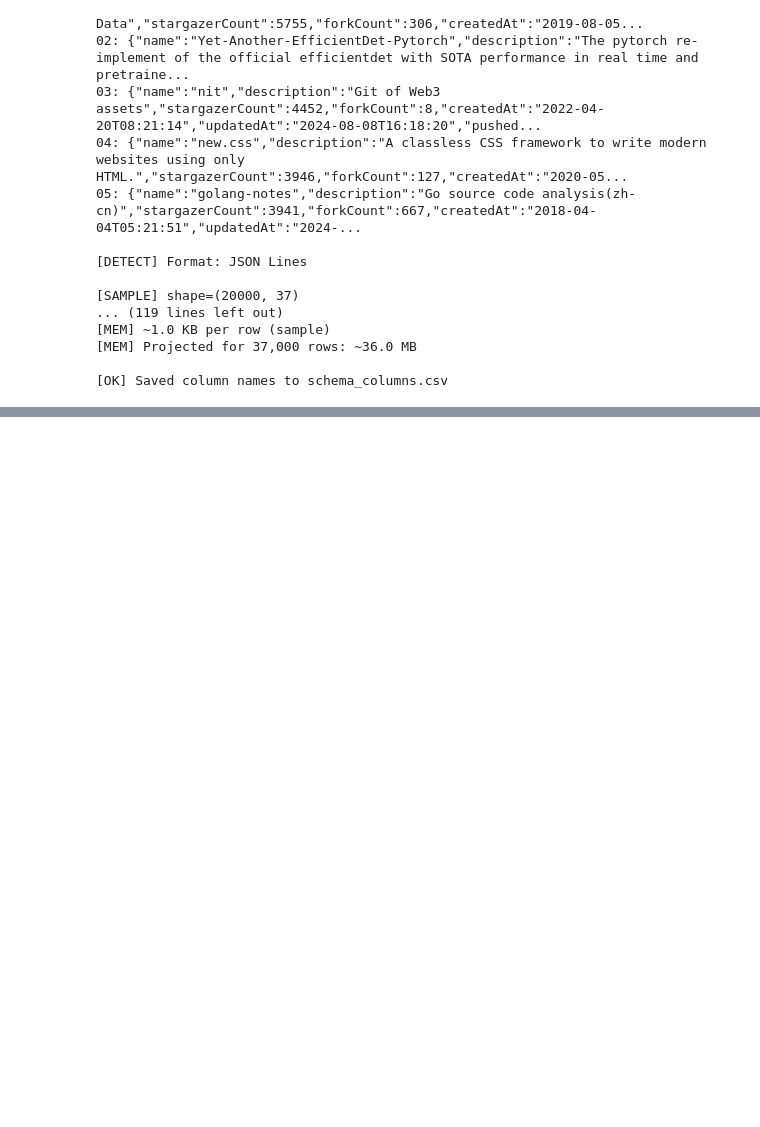
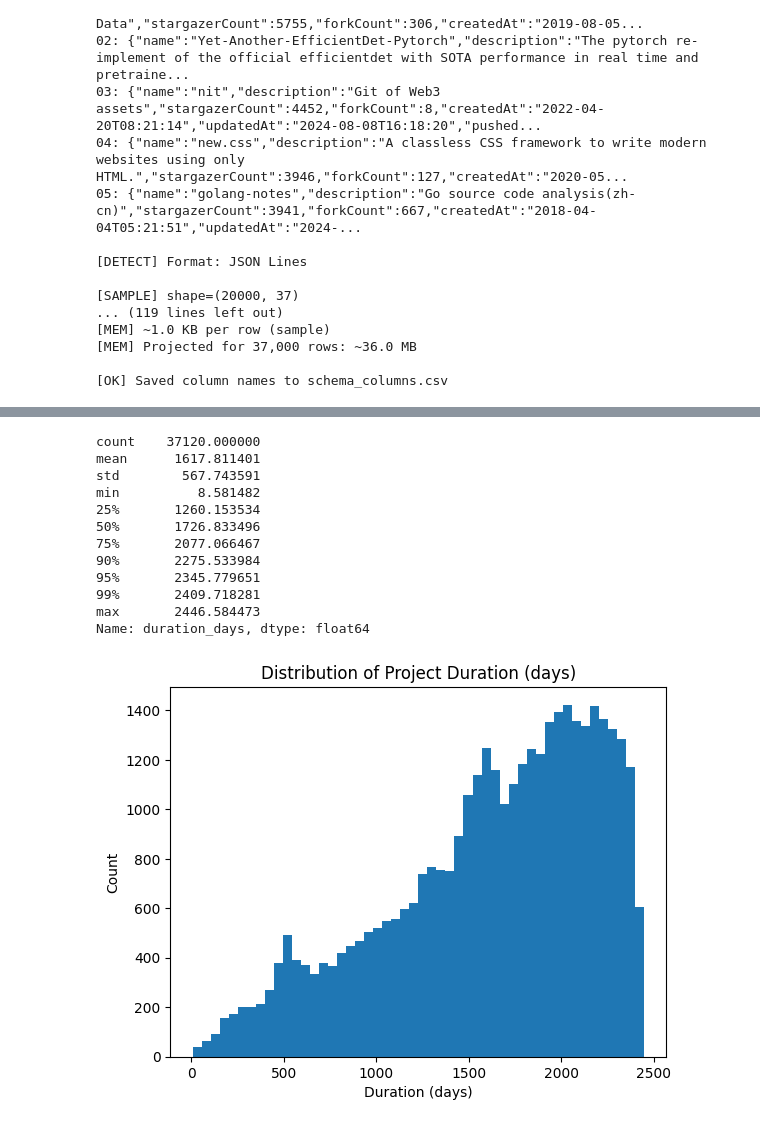
Before and after one commit to Shahbazi-Amir/SmartDevTime, a Jupyter notebook: side_project.ipynb, the cells around one changed output, grey strips where cells are left out. Drawn from its saved outputs; the diff is of its cells as text; code cells hidden in the pictures; blank space fills up the shorter version.

```diff
--- a/side_project.ipynb
+++ b/side_project.ipynb
@@ -116,0 +148,6 @@ print("\n[OK] Saved column names to schema_columns.csv")
+# %%
+# STEP 2.2 — Create lastActivityAt as row-wise max of updatedAt & pushedAt
+
+df['lastActivityAt'] = df[['updatedAt','pushedAt']].max(axis=1)
+
+print(df[['name','createdAt','pushedAt','updatedAt','lastActivityAt']].head())
@@ -116,0 +175,15 @@ print("\n[OK] Saved column names to schema_columns.csv")
+# %%
+# STEP 2.3 — Build duration_days (float, in days)
+import numpy as np
+
+df['duration_days'] = (df['lastActivityAt'] - df['createdAt']).dt.total_seconds() / (24*3600)
+
+# تبدیل به float32 برای صرفه‌جویی در حافظه
+df['duration_days'] = df['duration_days'].astype('float32')
+
+# مقدارهای منفی → NaN
+neg_count = (df['duration_days'] < 0).sum()
+df.loc[df['duration_days'] < 0, 'duration_days'] = np.nan
+
+print(f"[INFO] Negative durations fixed to NaN: {neg_count}")
+print(df[['name','createdAt','lastActivityAt','duration_days']].head())
@@ -116,0 +205,28 @@ print("\n[OK] Saved column names to schema_columns.csv")
+# %%
+# STEP 2.4 — Explore distribution of duration_days
+
+import matplotlib.pyplot as plt
+
+# خلاصه آماری
+print(df['duration_days'].describe(percentiles=[0.25,0.5,0.75,0.9,0.95,0.99]))
+
+# هیستوگرام ساده
+plt.hist(df['duration_days'].dropna(), bins=50)
+plt.xlabel("Duration (days)")
+plt.ylabel("Count")
+plt.title("Distribution of Project Duration (days)")
+plt.show()
+# %% [output]
+count    37120.000000
+mean      1617.811401
+std        567.743591
+min          8.581482
+25%       1260.153534
+50%       1726.833496
+75%       2077.066467
+90%       2275.533984
+95%       2345.779651
+99%       2409.718281
+max       2446.584473
+Name: duration_days, dtype: float64
+[figure, added]
```
Also changed, not shown: parts of 6 cells of this notebook.
